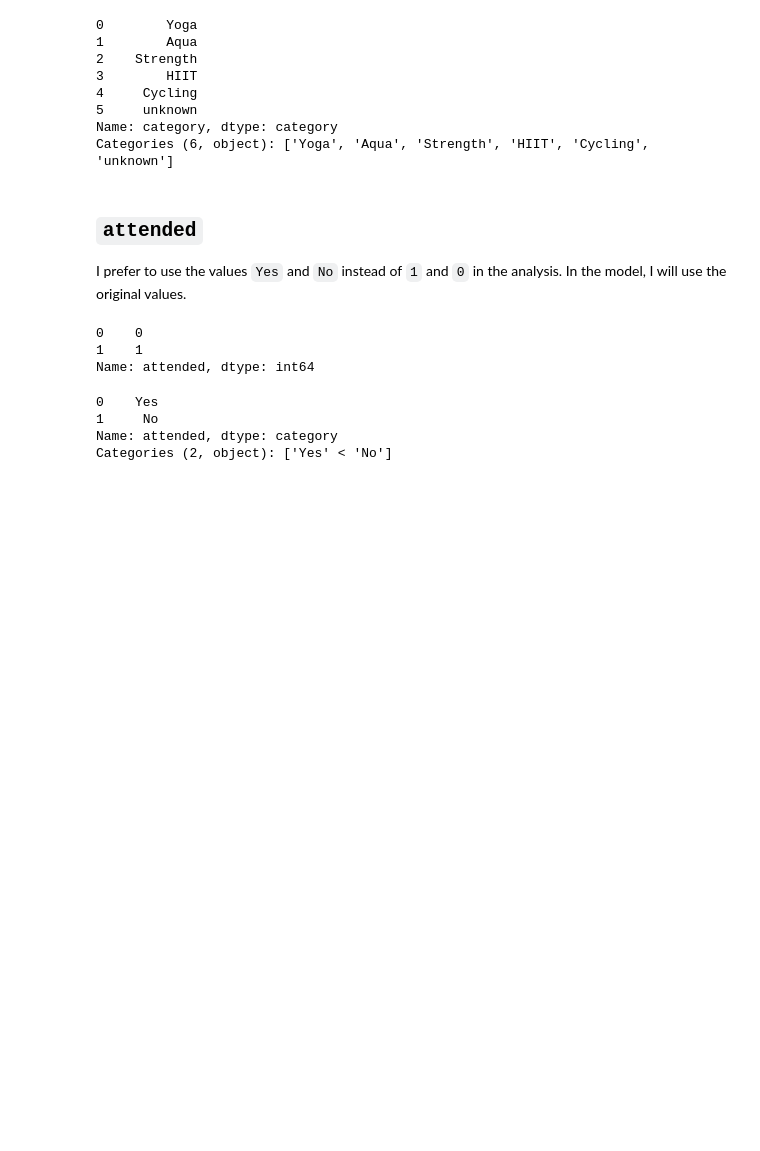
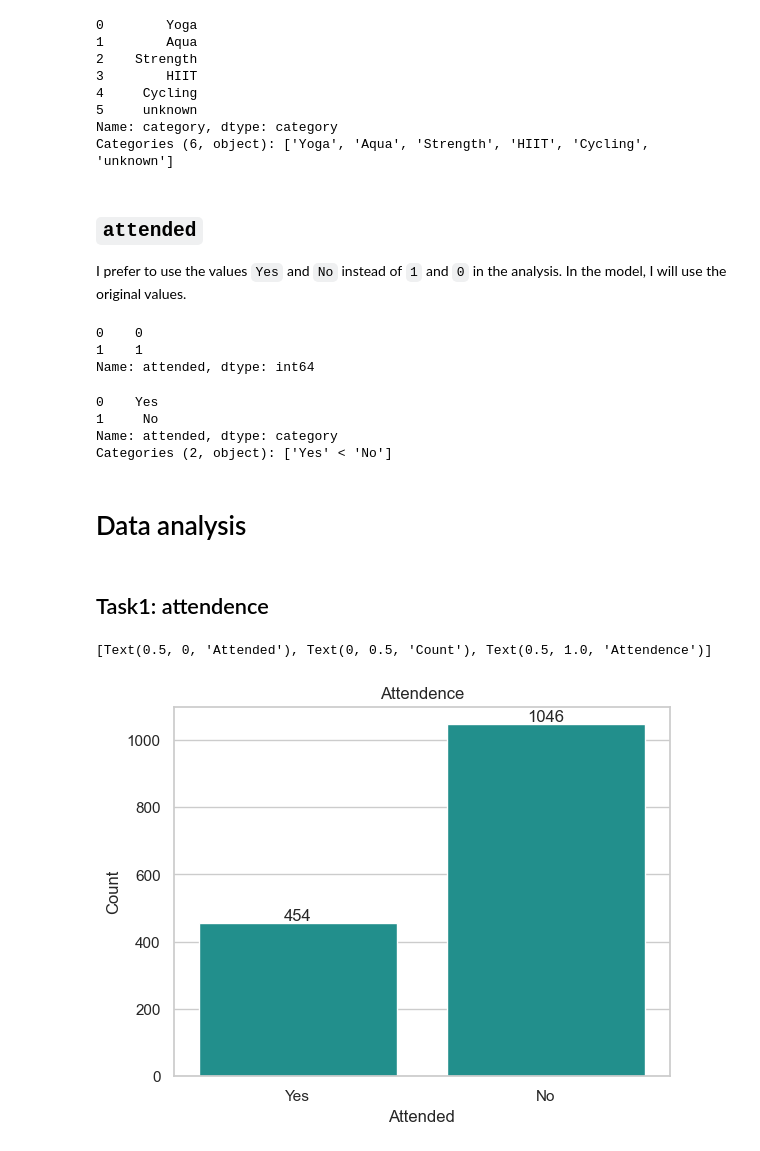
Before and after one commit to alejandro77palacios/fitness, a Jupyter notebook: analysis.ipynb, the cells around one changed output. Saved outputs shown, nothing was run; the diff lists cells and outputs as text; code cells hidden in the pictures; blank space fills up the shorter version.

Commit message:
Add the data analysis section

```diff
--- a/analysis.ipynb
+++ b/analysis.ipynb
@@ -323,3 +323,14 @@ show_unique('attended')
 1     No
 Name: attended, dtype: category
 Categories (2, object): ['Yes' < 'No']
+# %% [markdown]
+# Data analysis
+# %% [markdown]
+## Task1: attendence
+# %%
+plot_attended = sns.countplot(data=fitness, x='attended')
+plot_attended.bar_label(plot_attended.containers[0])
+plot_attended.set(xlabel=plot_name['attended'], ylabel='Count', title='Attendence')
+# %% [output]
+[Text(0.5, 0, 'Attended'), Text(0, 0.5, 'Count'), Text(0.5, 1.0, 'Attendence')]
+[figure, added]
```
Also changed, not shown: parts of 11 cells of this notebook.
